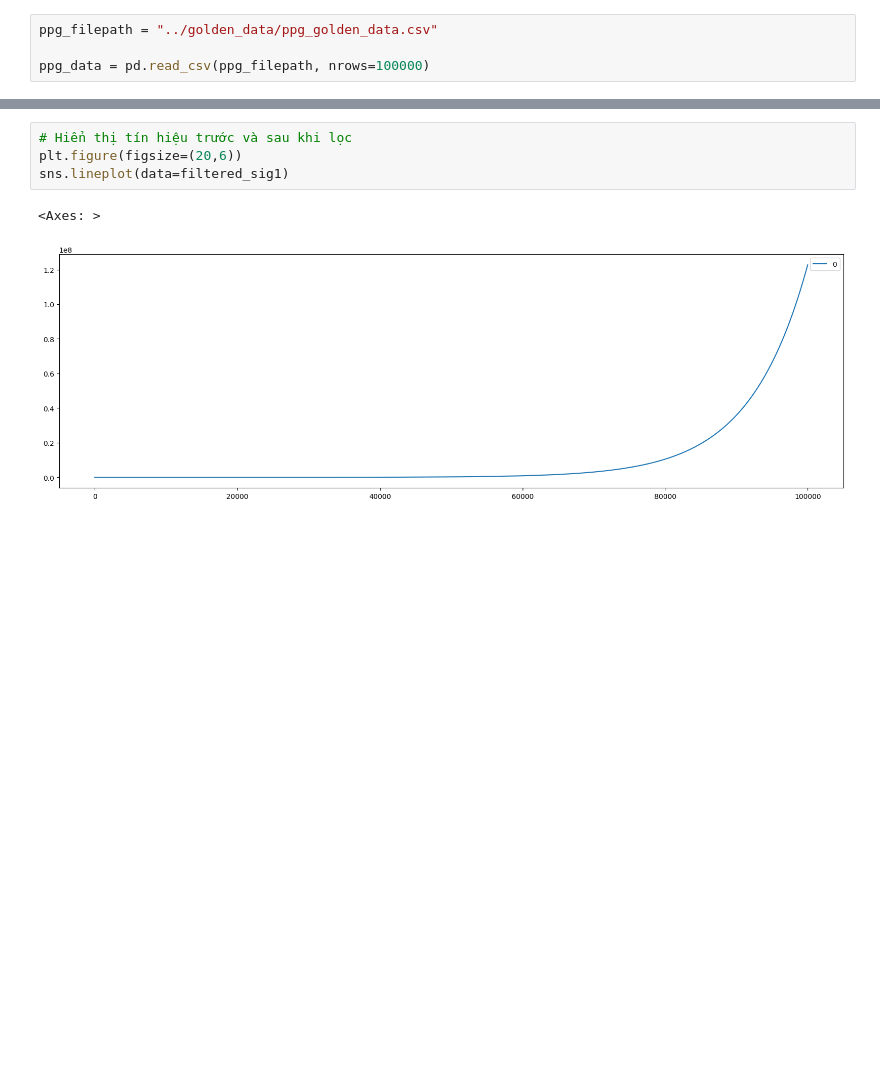
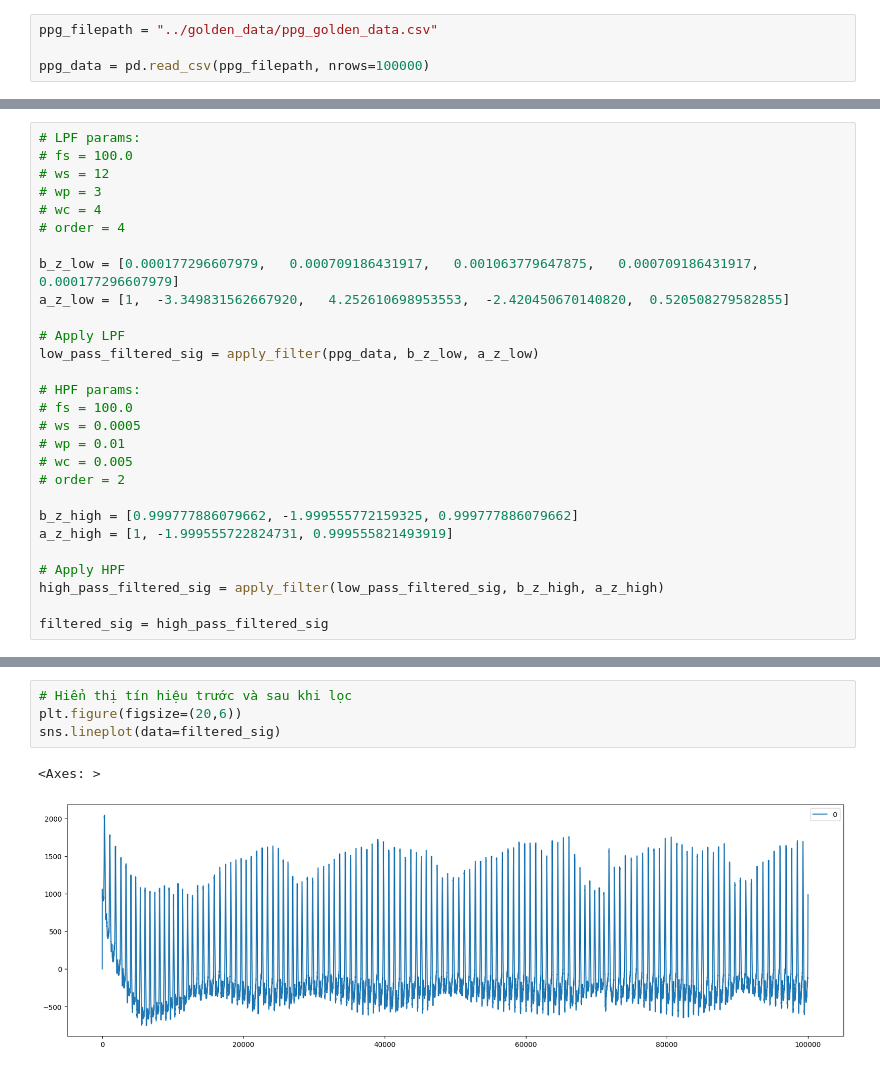
Before and after one commit to xuanvietcse/pulse_oximetry, a Jupyter notebook: data/analysist/bandpass_filter.ipynb, the cells around one changed output, grey strips where cells are left out. Drawn from its saved outputs; the diff is of its cells as text; blank space fills up the shorter version.

Commit message:
update: Change filter parameters and coefficients

```diff
--- a/data/analysist/bandpass_filter.ipynb
+++ b/data/analysist/bandpass_filter.ipynb
@@ -143 +31,29 @@ Hệ số a_z: [  1.          -6.00030001  15.00120006 -20.00180011  15.00120006
+# %%
+# LPF params:
+# fs = 100.0
+# ws = 12
+# wp = 3
+# wc = 4
+# order = 4
+
+b_z_low = [0.000177296607979,   0.000709186431917,   0.001063779647875,   0.000709186431917,   0.000177296607979]
+a_z_low = [1,  -3.349831562667920,   4.252610698953553,  -2.420450670140820,  0.520508279582855]
+
+# Apply LPF
+low_pass_filtered_sig = apply_filter(ppg_data, b_z_low, a_z_low)
+
+# HPF params:
+# fs = 100.0
+# ws = 0.0005
+# wp = 0.01
+# wc = 0.005
+# order = 2
+
+b_z_high = [0.999777886079662, -1.999555772159325, 0.999777886079662]
+a_z_high = [1, -1.999555722824731, 0.999555821493919]
+
+# Apply HPF
+high_pass_filtered_sig = apply_filter(low_pass_filtered_sig, b_z_high, a_z_high)
+
+filtered_sig = high_pass_filtered_sig
 # %%
@@ -164,7 +80,7 @@ print(ppg_data)
 # %%
 # Hiển thị tín hiệu trước và sau khi lọc
 plt.figure(figsize=(20,6))
-sns.lineplot(data=filtered_sig1)
+sns.lineplot(data=filtered_sig)
 # %% [output]
 <Axes: >
-[figure, old version]
+[figure, new version]
```
Also changed, not shown: parts of 6 cells of this notebook.
